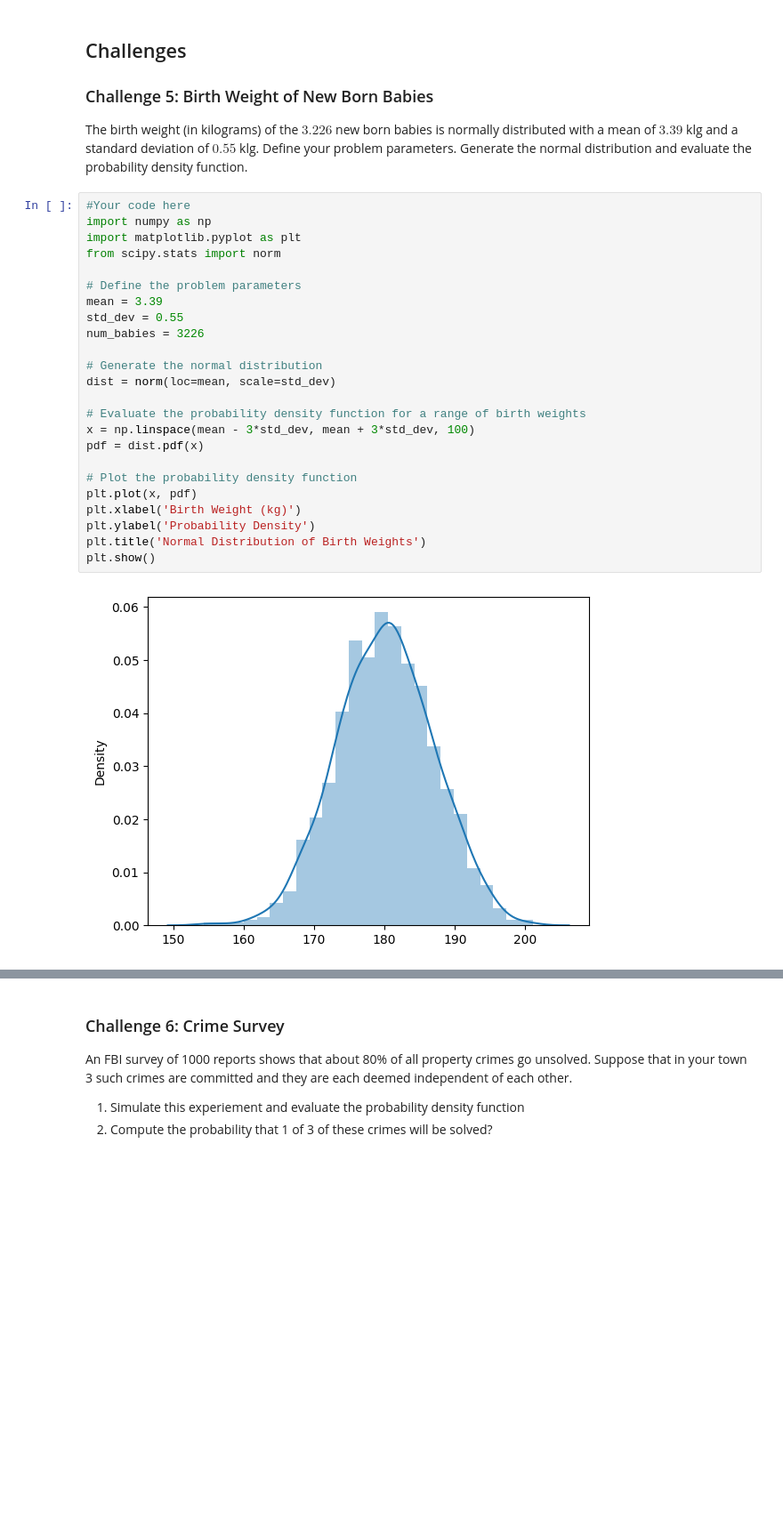
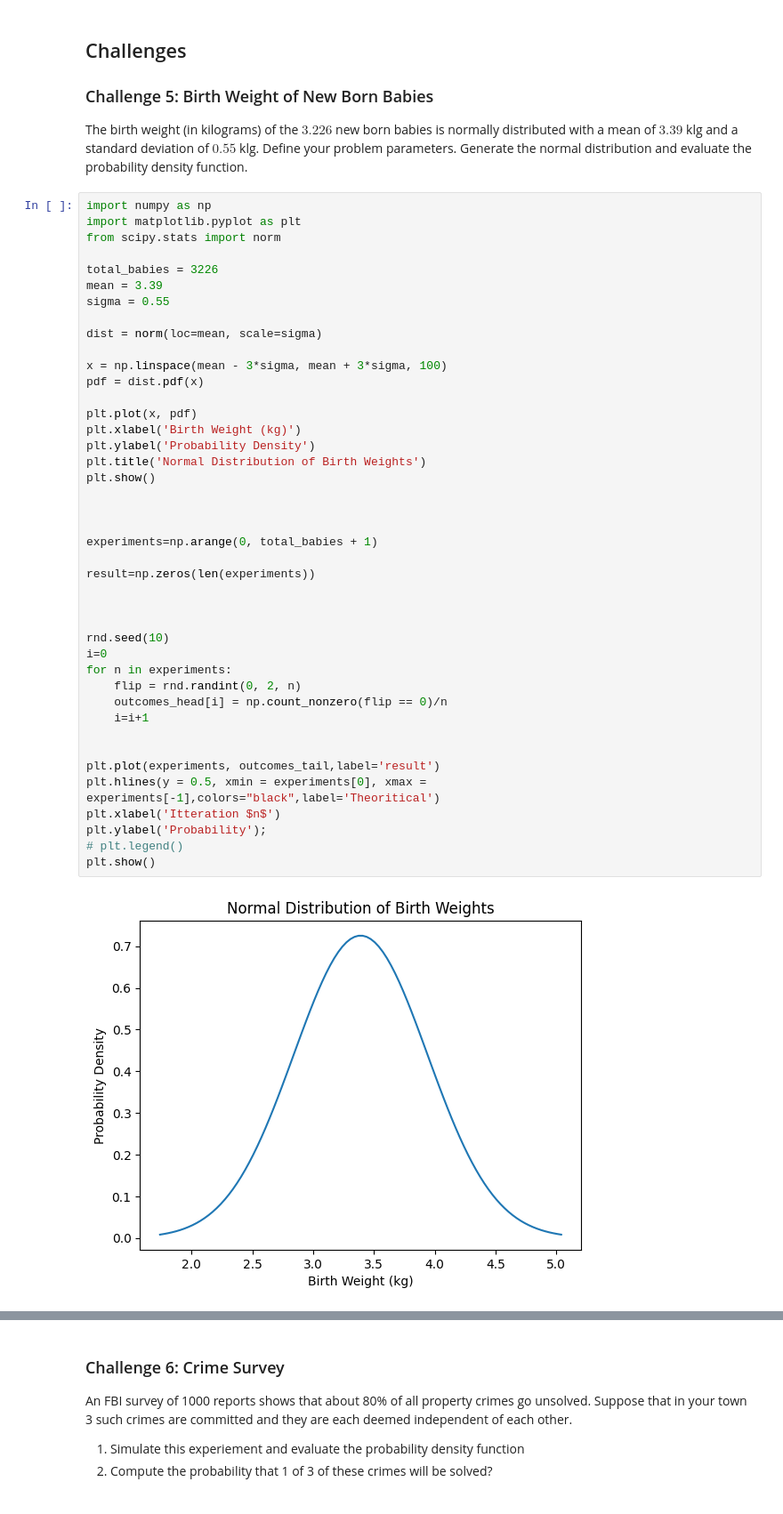
Before and after one commit to amaliahm/modeling_and_simulation_labs, a Jupyter notebook: ModSim_Lab3/ModSim_Lab3.ipynb, the cells around one changed output, grey strips where cells are left out. Shown: that part at 89% size. Saved outputs shown, nothing was run; the diff lists cells and outputs as text; blank space fills up the shorter version.

```diff
--- a/ModSim_Lab3/ModSim_Lab3.ipynb
+++ b/ModSim_Lab3/ModSim_Lab3.ipynb
@@ -560,28 +517,46 @@ The birth weight (in kilograms) of the $3.226$ new born babies is normally distr
 Define your problem parameters.
 Generate the normal distribution and evaluate the probability density function.
 # %%
-#Your code here
 import numpy as np
 import matplotlib.pyplot as plt
 from scipy.stats import norm
 
-# Define the problem parameters
+total_babies = 3226
 mean = 3.39
-std_dev = 0.55
-num_babies = 3226
+sigma = 0.55
 
-# Generate the normal distribution
-dist = norm(loc=mean, scale=std_dev)
+dist = norm(loc=mean, scale=sigma)
 
-# Evaluate the probability density function for a range of birth weights
-x = np.linspace(mean - 3*std_dev, mean + 3*std_dev, 100)
+x = np.linspace(mean - 3*sigma, mean + 3*sigma, 100)
 pdf = dist.pdf(x)
 
-# Plot the probability density function
 plt.plot(x, pdf)
 plt.xlabel('Birth Weight (kg)')
 plt.ylabel('Probability Density')
 plt.title('Normal Distribution of Birth Weights')
 plt.show()
+
+
+
+experiments=np.arange(0, total_babies + 1)
+
+result=np.zeros(len(experiments))
+
+
+
+rnd.seed(10)
+i=0
+for n in experiments:
+    flip = rnd.randint(0, 2, n)
+    outcomes_head[i] = np.count_nonzero(flip == 0)/n
+    i=i+1
+
+
+plt.plot(experiments, outcomes_tail,label='result')
+plt.hlines(y = 0.5, xmin = experiments[0], xmax = experiments[-1],colors="black",label='Theoritical')
+plt.xlabel('Itteration $n$')
+plt.ylabel('Probability');
+# plt.legend()
+plt.show()
 # %% [output]
-[figure, old version]
+[figure, new version]
```
Also changed, not shown: parts of 37 cells of this notebook.
